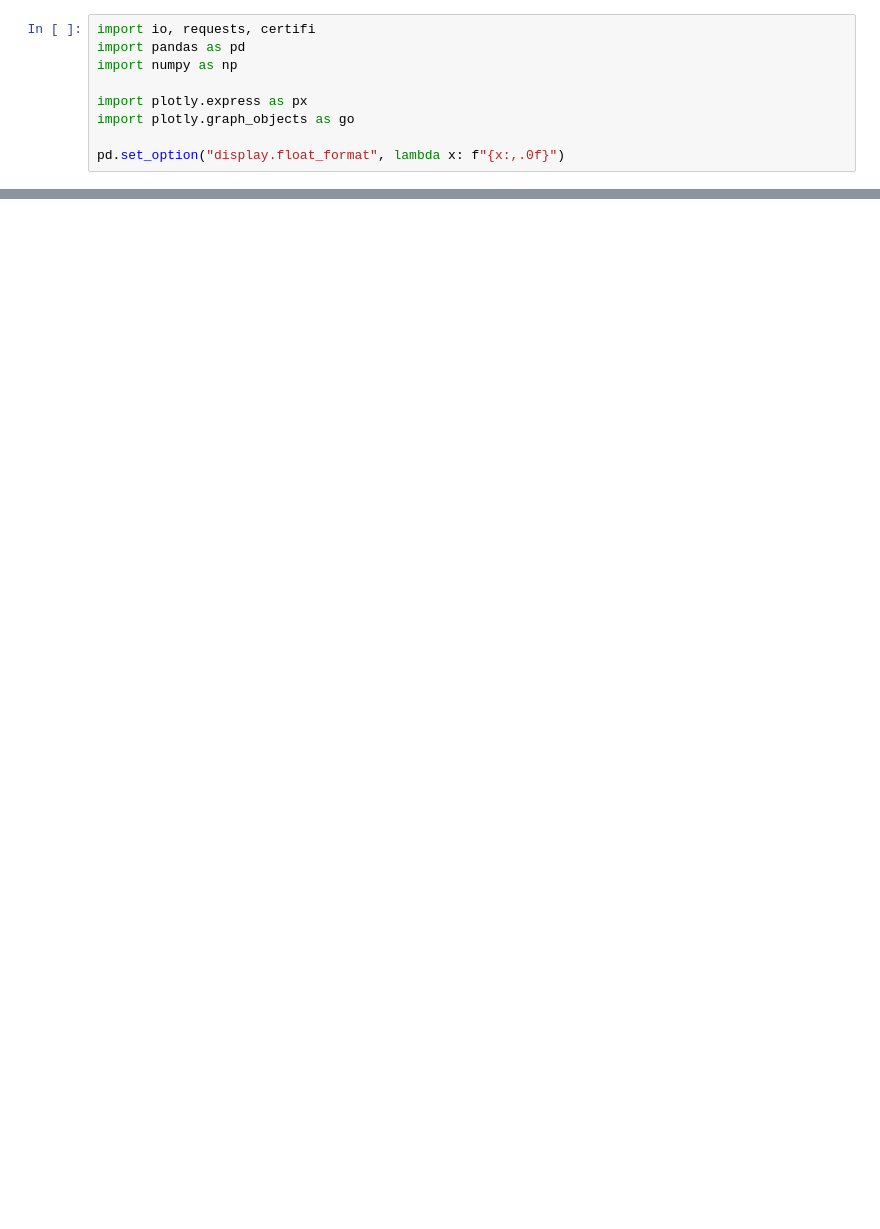
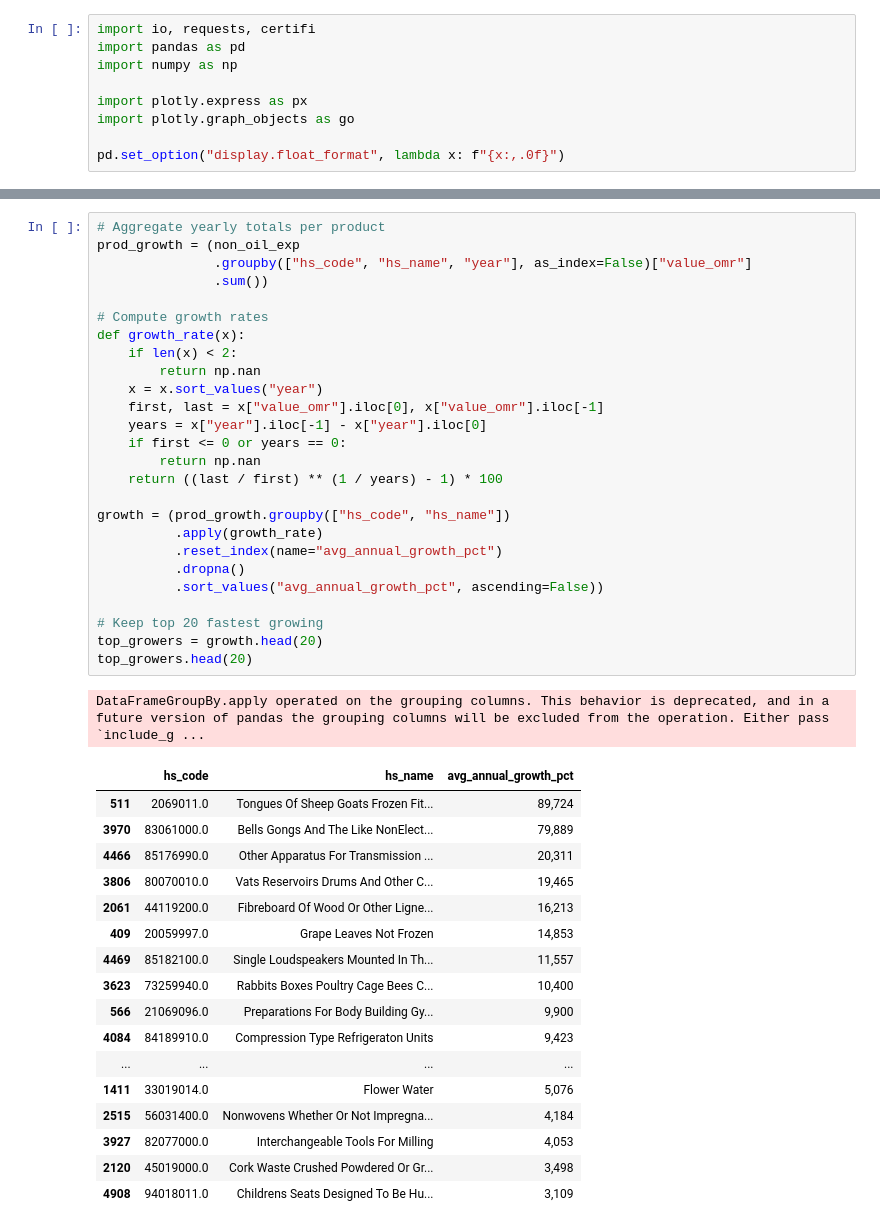
Before and after one commit to Yasser1910/Trade-Oman, a Jupyter notebook: oman_export_products_v3.ipynb, the cells around one changed output, grey strips where cells are left out. Cells and saved outputs as stored; diff of their text form; blank space fills up the shorter version.

```diff
--- a/oman_export_products_v3.ipynb
+++ b/oman_export_products_v3.ipynb
@@ -213,0 +417,45 @@ fig.show()
+# %%
+# Aggregate yearly totals per product
+prod_growth = (non_oil_exp
+               .groupby(["hs_code", "hs_name", "year"], as_index=False)["value_omr"]
+               .sum())
+
+# Compute growth rates
+def growth_rate(x):
+    if len(x) < 2:
+        return np.nan
+    x = x.sort_values("year")
+    first, last = x["value_omr"].iloc[0], x["value_omr"].iloc[-1]
+    years = x["year"].iloc[-1] - x["year"].iloc[0]
+    if first <= 0 or years == 0:
+        return np.nan
+    return ((last / first) ** (1 / years) - 1) * 100
+
+growth = (prod_growth.groupby(["hs_code", "hs_name"])
+          .apply(growth_rate)
+          .reset_index(name="avg_annual_growth_pct")
+          .dropna()
+          .sort_values("avg_annual_growth_pct", ascending=False))
+
+# Keep top 20 fastest growing
+top_growers = growth.head(20)
+top_growers.head(20)
+# %% [output]
+DataFrameGroupBy.apply operated on the grouping columns. This behavior is deprecated, and in a future version of pandas the grouping columns will be excluded from the operation. Either pass `include_g ...
+|  | hs_code | hs_name | avg_annual_growth_pct |
+| 511 | 2069011.0 | Tongues Of Sheep Goats Frozen Fit... | 89,724 |
+| 3970 | 83061000.0 | Bells Gongs And The Like NonElect... | 79,889 |
+| 4466 | 85176990.0 | Other Apparatus For Transmission ... | 20,311 |
+| 3806 | 80070010.0 | Vats Reservoirs Drums And Other C... | 19,465 |
+| 2061 | 44119200.0 | Fibreboard Of Wood Or Other Ligne... | 16,213 |
+| 409 | 20059997.0 | Grape Leaves Not Frozen | 14,853 |
+| 4469 | 85182100.0 | Single Loudspeakers Mounted In Th... | 11,557 |
+| 3623 | 73259940.0 | Rabbits Boxes Poultry Cage Bees C... | 10,400 |
+| 566 | 21069096.0 | Preparations For Body Building Gy... | 9,900 |
+| 4084 | 84189910.0 | Compression Type Refrigeraton Units | 9,423 |
+| ... | ... | ... | ... |
+| 1411 | 33019014.0 | Flower Water | 5,076 |
+| 2515 | 56031400.0 | Nonwovens Whether Or Not Impregna... | 4,184 |
+| 3927 | 82077000.0 | Interchangeable Tools For Milling | 4,053 |
+| 2120 | 45019000.0 | Cork Waste Crushed Powdered Or Gr... | 3,498 |
+| 4908 | 94018011.0 | Childrens Seats Designed To Be Hu... | 3,109 |
```
Also changed, not shown: parts of 13 cells of this notebook.
